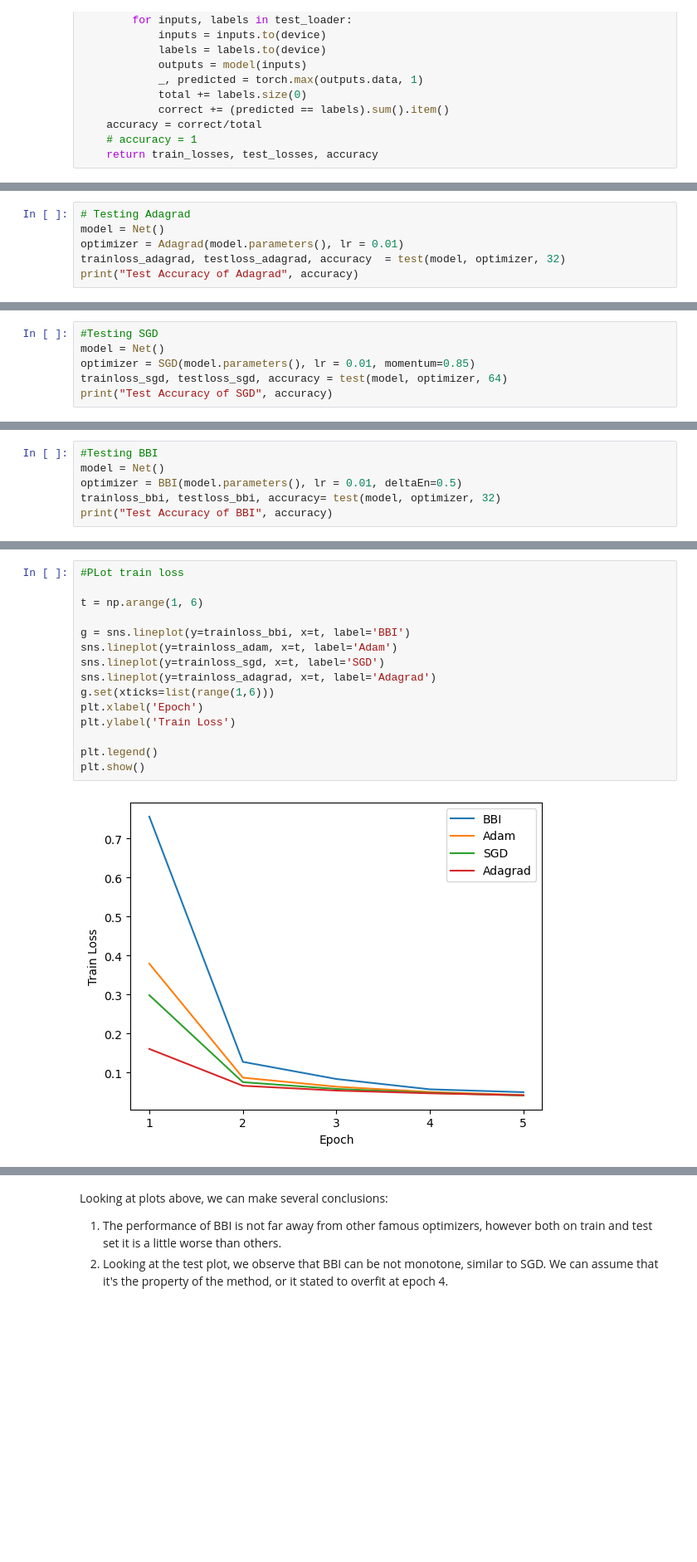
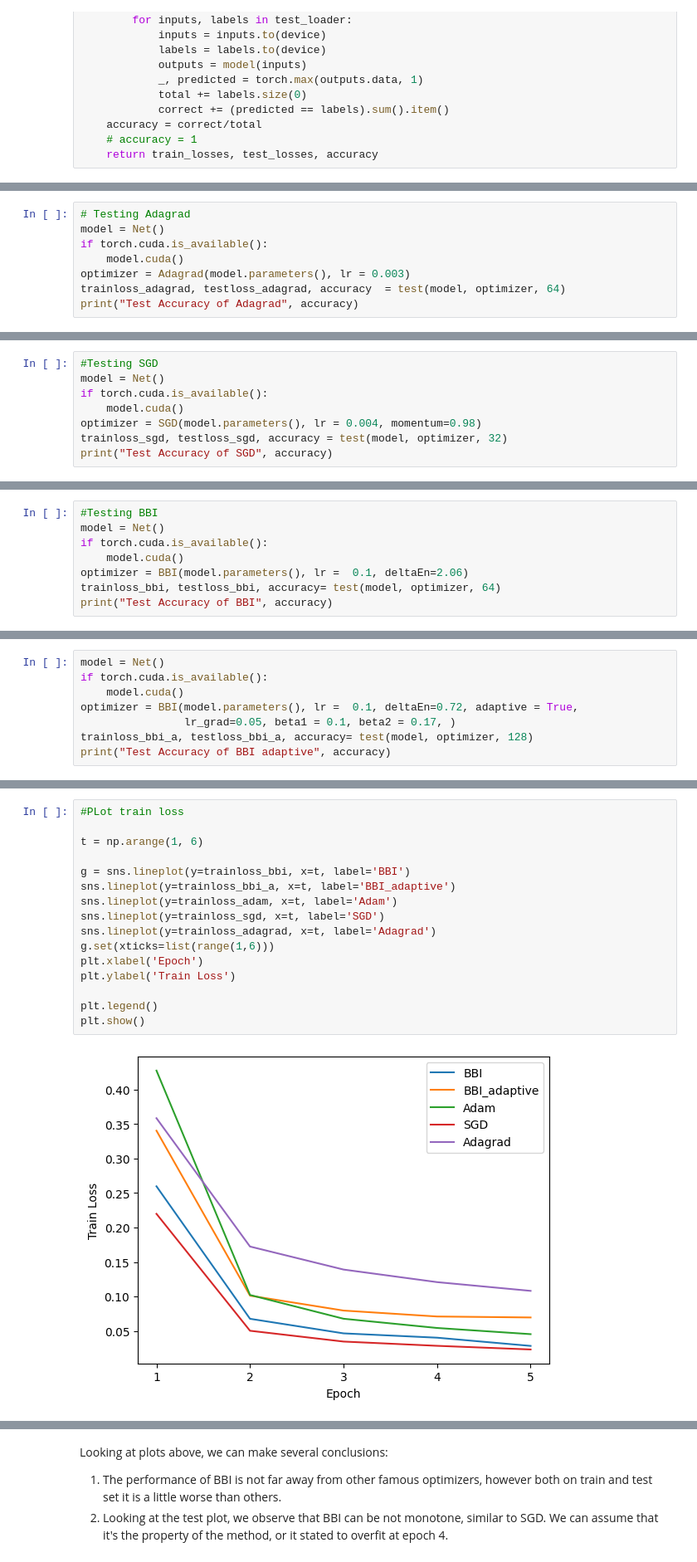
Before and after one commit to dariayakovchuk/Optimization-Mini-Project, a Jupyter notebook: comp_optimizers.ipynb, the cells around one changed output, grey strips where cells are left out. Shown at 83% size. Drawn from its saved outputs; the diff is of its cells as text; blank space fills up the shorter version.

Commit message:
Adaptive

```diff
--- a/comp_optimizers.ipynb
+++ b/comp_optimizers.ipynb
@@ -225,7 +541,9 @@ Test Accuracy of Adam 0.9889
 # %%
 # Testing Adagrad
 model = Net()
-optimizer = Adagrad(model.parameters(), lr = 0.01)
-trainloss_adagrad, testloss_adagrad, accuracy  = test(model, optimizer, 32)
+if torch.cuda.is_available():
+    model.cuda()
+optimizer = Adagrad(model.parameters(), lr = 0.003)
+trainloss_adagrad, testloss_adagrad, accuracy  = test(model, optimizer, 64)
 print("Test Accuracy of Adagrad", accuracy)
 # %% [output]
@@ -233,7 +551,9 @@ Test Accuracy of Adagrad 0.9891
 # %%
 #Testing SGD
 model = Net()
-optimizer = SGD(model.parameters(), lr = 0.01, momentum=0.85)
-trainloss_sgd, testloss_sgd, accuracy = test(model, optimizer, 64)
+if torch.cuda.is_available():
+    model.cuda()
+optimizer = SGD(model.parameters(), lr = 0.004, momentum=0.98)
+trainloss_sgd, testloss_sgd, accuracy = test(model, optimizer, 32)
 print("Test Accuracy of SGD", accuracy)
 # %% [output]
@@ -241,7 +561,9 @@ Test Accuracy of SGD 0.9858
 # %%
 #Testing BBI
 model = Net()
-optimizer = BBI(model.parameters(), lr = 0.01, deltaEn=0.5)
-trainloss_bbi, testloss_bbi, accuracy= test(model, optimizer, 32)
+if torch.cuda.is_available():
+    model.cuda()
+optimizer = BBI(model.parameters(), lr =  0.1, deltaEn=2.06)
+trainloss_bbi, testloss_bbi, accuracy= test(model, optimizer, 64)
 print("Test Accuracy of BBI", accuracy)
 # %% [output]
@@ -248,0 +571,8 @@ Test Accuracy of BBI 0.9861
+# %%
+model = Net()
+if torch.cuda.is_available():
+    model.cuda()
+optimizer = BBI(model.parameters(), lr =  0.1, deltaEn=0.72, adaptive = True,
+                lr_grad=0.05, beta1 = 0.1, beta2 = 0.17, )
+trainloss_bbi_a, testloss_bbi_a, accuracy= test(model, optimizer, 128)
+print("Test Accuracy of BBI adaptive", accuracy)
@@ -249,20 +581,21 @@ Test Accuracy of BBI 0.9861
 # %%
 #PLot train loss
 
 t = np.arange(1, 6)
 
 g = sns.lineplot(y=trainloss_bbi, x=t, label='BBI')
+sns.lineplot(y=trainloss_bbi_a, x=t, label='BBI_adaptive')
 sns.lineplot(y=trainloss_adam, x=t, label='Adam')
 sns.lineplot(y=trainloss_sgd, x=t, label='SGD')
 sns.lineplot(y=trainloss_adagrad, x=t, label='Adagrad')
 g.set(xticks=list(range(1,6)))
 plt.xlabel('Epoch')
 plt.ylabel('Train Loss')
 
 plt.legend()
 plt.show()
 # %% [output]
-[figure, old version]
+[figure, new version]
 # %%
 # Plot test loss
 t = np.arange(1, 6, 1)
```
Also changed, not shown: parts of 15 cells of this notebook.
